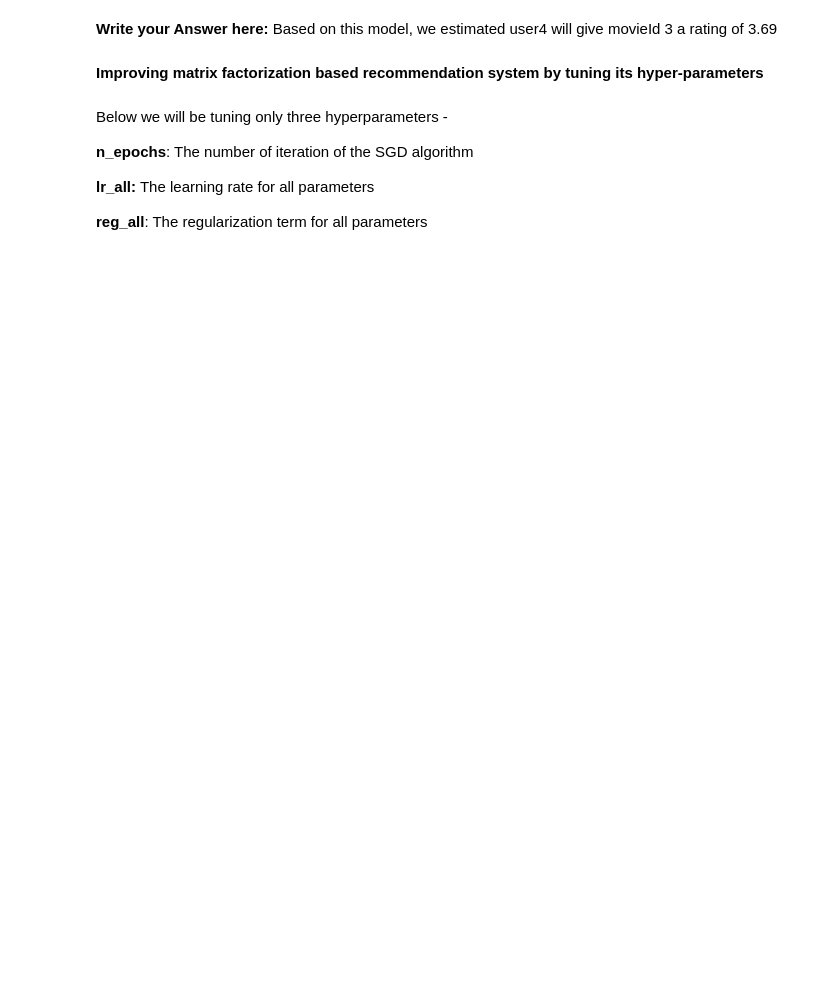
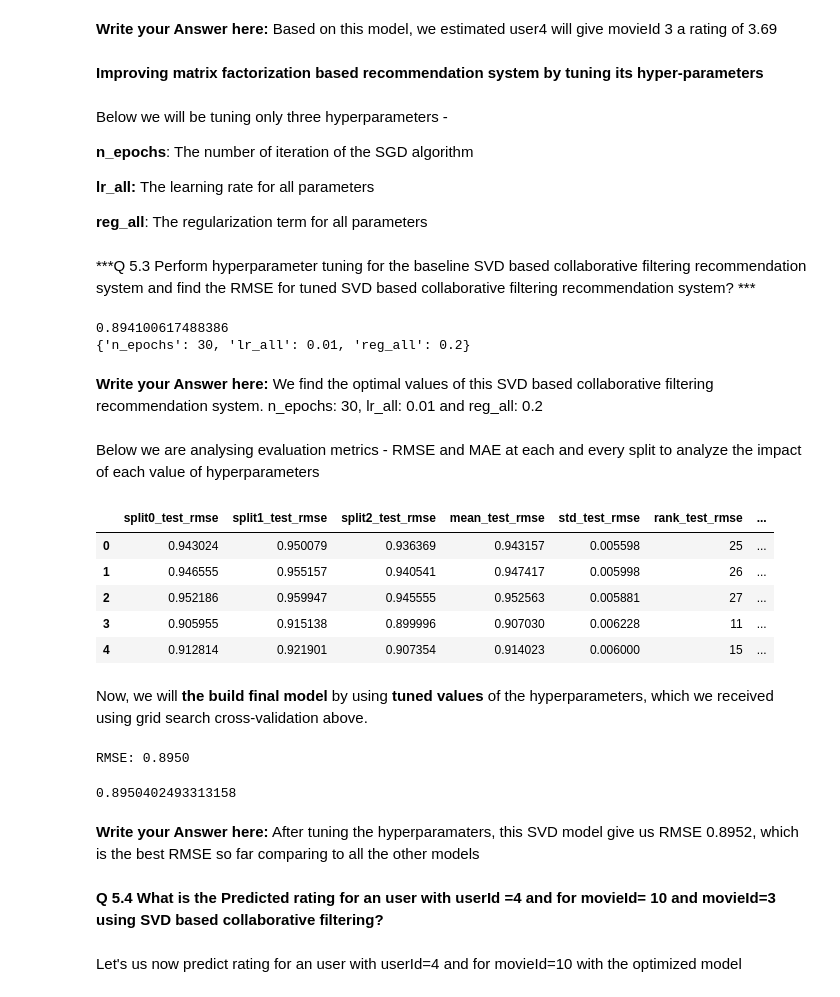
Before and after one commit to zhouxuan01/zhouxuan01, a Jupyter notebook: Movie_Recommendation_System.ipynb, the cells around one changed output. Drawn from its saved outputs; the diff is of its cells as text; code cells hidden in the pictures; blank space fills up the shorter version.

```diff
--- a/Movie_Recommendation_System.ipynb
+++ b/Movie_Recommendation_System.ipynb
@@ -713,3 +713,53 @@ Below we will be tuning only three hyperparameters -
 **lr_all:** The learning rate for all parameters
 
 **reg_all**: The regularization term for all parameters
+# %% [markdown]
+***Q 5.3 Perform hyperparameter tuning for the baseline SVD based collaborative filtering recommendation system and find the RMSE for tuned SVD based collaborative filtering recommendation system? ***
+# %%
+# Set the parameter space to tune
+param_grid = { 'n_epochs': [10,20,30], 'lr_all' : [0.001, 0.005, 0.01], 'reg_all': [0.2, 0.4, 0.6]}
+# Performing 3-fold gridsearch cross validation
+gs = GridSearchCV (SVD, param_grid, measures = ['rmse', 'mae'], cv = 3, n_jobs = -1)
+# Fitting data
+gs.fit(data)
+# Best RMSE score
+print(gs.best_score['rmse'])
+# Combination of parameters that gave the best RMSE score
+print(gs.best_params['rmse'])
+# %% [output]
+0.894100617488386
+{'n_epochs': 30, 'lr_all': 0.01, 'reg_all': 0.2}
+# %% [markdown]
+**Write your Answer here:** We find the optimal values of this SVD based collaborative filtering recommendation system.  n_epochs: 30, lr_all: 0.01 and reg_all: 0.2
+# %% [markdown]
+Below we are analysing evaluation metrics - RMSE and MAE at each and every split to analyze the impact of each value of hyperparameters
+# %%
+results_df = pd.DataFrame.from_dict(gs.cv_results)
+results_df.head()
+# %% [output]
+|  | split0_test_rmse | split1_test_rmse | split2_test_rmse | mean_test_rmse | std_test_rmse | rank_test_rmse | ... |
+| 0 | 0.943024 | 0.950079 | 0.936369 | 0.943157 | 0.005598 | 25 | ... |
+| 1 | 0.946555 | 0.955157 | 0.940541 | 0.947417 | 0.005998 | 26 | ... |
+| 2 | 0.952186 | 0.959947 | 0.945555 | 0.952563 | 0.005881 | 27 | ... |
+| 3 | 0.905955 | 0.915138 | 0.899996 | 0.907030 | 0.006228 | 11 | ... |
+| 4 | 0.912814 | 0.921901 | 0.907354 | 0.914023 | 0.006000 | 15 | ... |
+# %% [markdown]
+Now, we will **the build final model** by using **tuned values** of the hyperparameters, which we received using grid search cross-validation above.
+# %%
+# Buildihg the optimized SVD model using optimal hyperparameter search
+svd_algo_optimized = SVD (n_epochs = 30, lr_all = 0.01, reg_all = 0.2)
+# Training the algorithm on the trainset
+svd_algo_optimized.fit(trainset)
+# Predicting ratings for the testset
+predictions = svd_algo_optimized.test(testset)
+# Computing RMSE
+accuracy.rmse(predictions)
+# %% [output]
+RMSE: 0.8950
+0.8950402493313158
+# %% [markdown]
+**Write your Answer here:** After tuning the hyperparamaters, this SVD model give us RMSE 0.8952, which is the best RMSE so far comparing to all the other models
+# %% [markdown]
+**Q 5.4 What is the Predicted rating for an user with userId =4 and for movieId= 10 and movieId=3 using SVD based collaborative filtering?**
+# %% [markdown]
+Let's us now predict rating for an user with userId=4 and for movieId=10 with the optimized model
```
Also changed, not shown: parts of 37 cells of this notebook.
